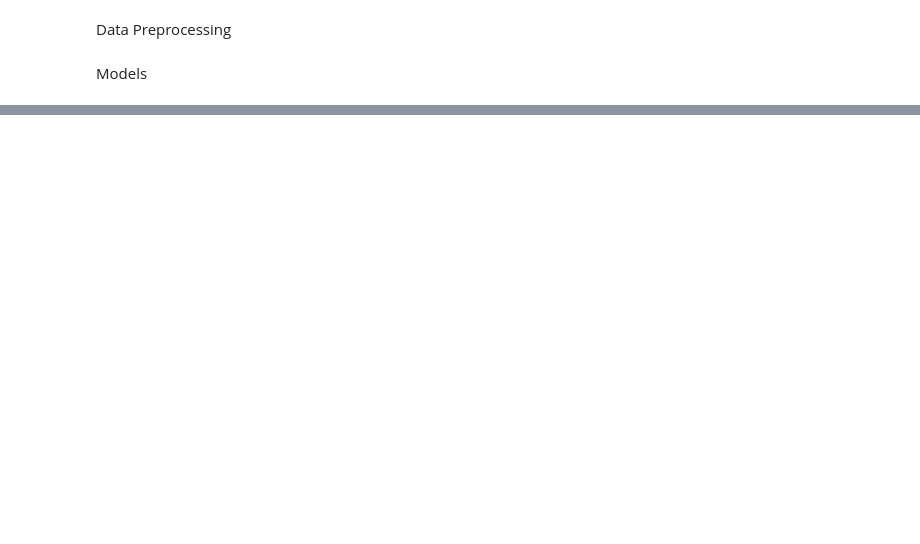
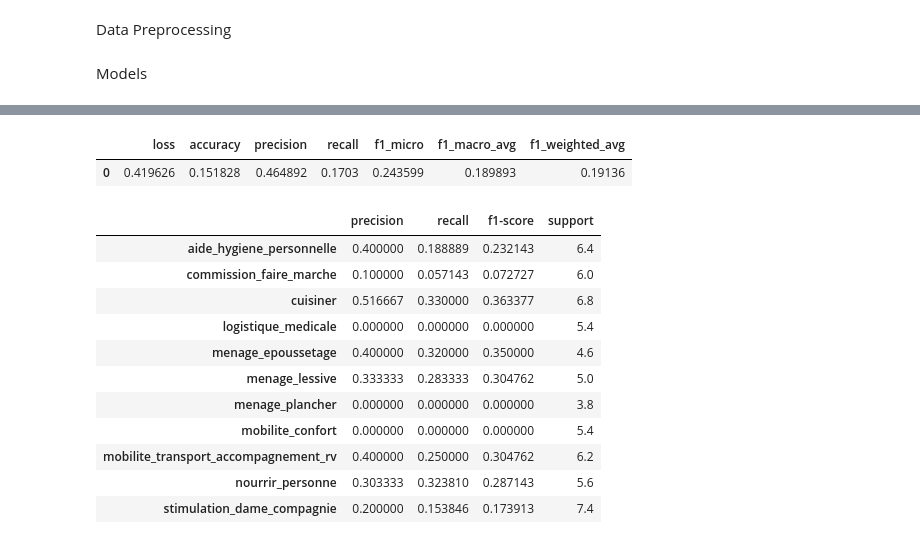
Before and after one commit to emericTravail/NLSB_test_project, a Jupyter notebook: notebooks/experiment_bert_v1.ipynb, the cells around one changed output, grey strips where cells are left out. Cells and saved outputs as stored; diff of their text form; code cells hidden in the pictures; blank space fills up the shorter version.

```diff
--- a/notebooks/experiment_bert_v1.ipynb
+++ b/notebooks/experiment_bert_v1.ipynb
@@ -141,0 +483,22 @@ class BertMeanClassifier(nn.Module):
+# %%
+globalMetricsDf, labelMetricsDf = eval_metrics_to_df(evalMetrics)
+# %%
+globalMetricsDf
+# %% [output]
+|  | loss | accuracy | precision | recall | f1_micro | f1_macro_avg | f1_weighted_avg |
+| 0 | 0.419626 | 0.151828 | 0.464892 | 0.1703 | 0.243599 | 0.189893 | 0.19136 |
+# %%
+labelMetricsDf
+# %% [output]
+|  | precision | recall | f1-score | support |
+| aide_hygiene_personnelle | 0.400000 | 0.188889 | 0.232143 | 6.4 |
+| commission_faire_marche | 0.100000 | 0.057143 | 0.072727 | 6.0 |
+| cuisiner | 0.516667 | 0.330000 | 0.363377 | 6.8 |
+| logistique_medicale | 0.000000 | 0.000000 | 0.000000 | 5.4 |
+| menage_epoussetage | 0.400000 | 0.320000 | 0.350000 | 4.6 |
+| menage_lessive | 0.333333 | 0.283333 | 0.304762 | 5.0 |
+| menage_plancher | 0.000000 | 0.000000 | 0.000000 | 3.8 |
+| mobilite_confort | 0.000000 | 0.000000 | 0.000000 | 5.4 |
+| mobilite_transport_accompagnement_rv | 0.400000 | 0.250000 | 0.304762 | 6.2 |
+| nourrir_personne | 0.303333 | 0.323810 | 0.287143 | 5.6 |
+| stimulation_dame_compagnie | 0.200000 | 0.153846 | 0.173913 | 7.4 |
```
Also changed, not shown: parts of 9 cells of this notebook.
